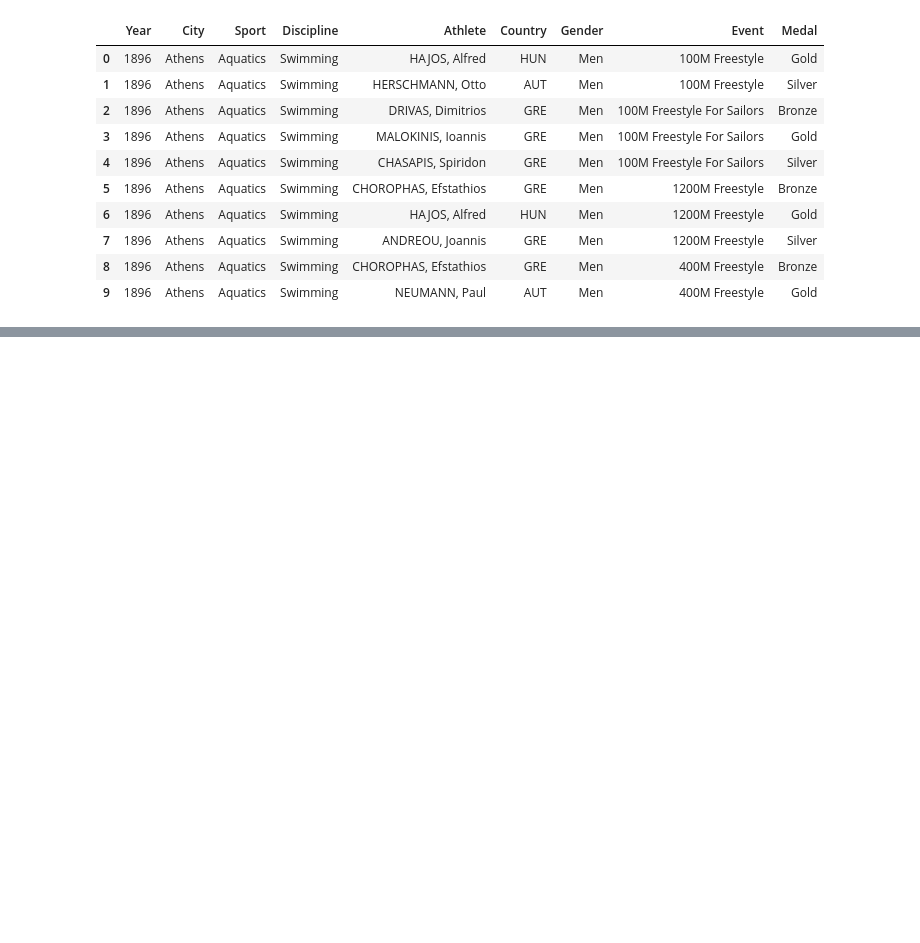
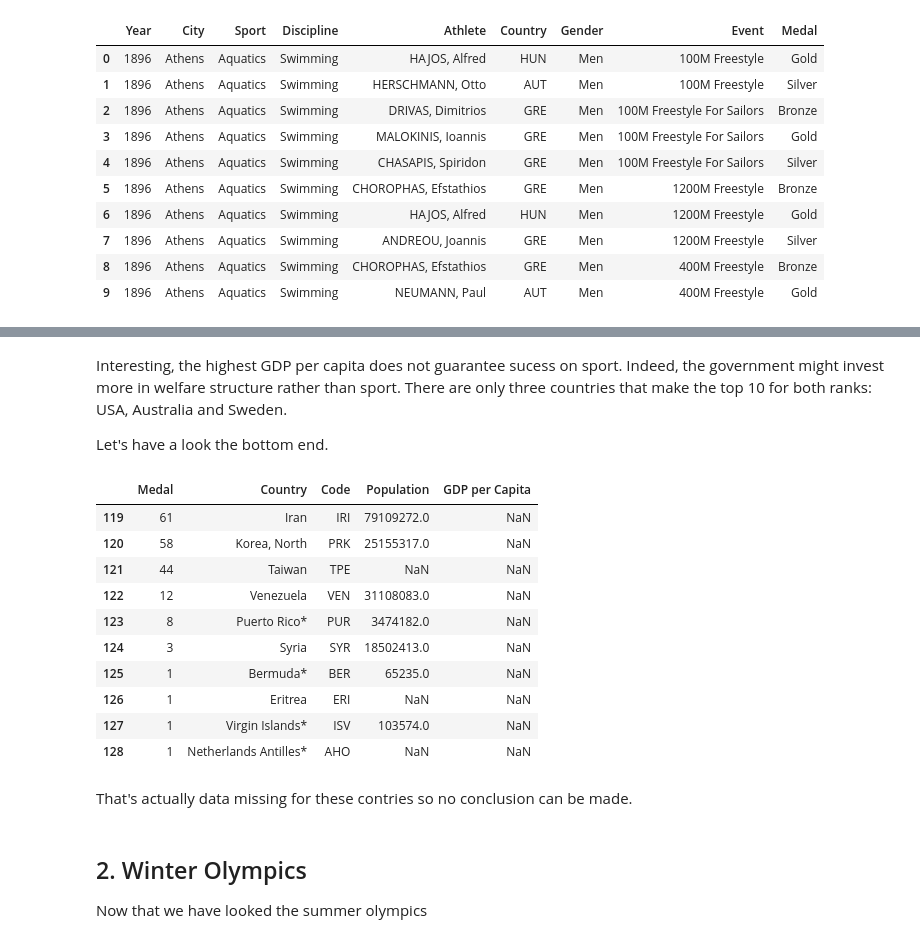
Before and after one commit to victorcruz90/Olympic-medals-analysis, a Jupyter notebook: Initial_data_understanding.ipynb, the cells around one changed output, grey strips where cells are left out. Saved outputs shown, nothing was run; the diff lists cells and outputs as text; code cells hidden in the pictures; blank space fills up the shorter version.

```diff
--- a/Initial_data_understanding.ipynb
+++ b/Initial_data_understanding.ipynb
@@ -234,0 +354,24 @@ data_summer['City'].
+# %% [markdown]
+Interesting, the highest GDP per capita does not guarantee sucess on sport. Indeed, the government might invest more in welfare structure rather than sport. There are only three countries that make the top 10 for both ranks: USA, Australia and Sweden.
+
+Let's have a look the bottom end.
+# %%
+country_gdp.tail(10)
+# %% [output]
+|  | Medal | Country | Code | Population | GDP per Capita |
+| 119 | 61 | Iran | IRI | 79109272.0 | NaN |
+| 120 | 58 | Korea, North | PRK | 25155317.0 | NaN |
+| 121 | 44 | Taiwan | TPE | NaN | NaN |
+| 122 | 12 | Venezuela | VEN | 31108083.0 | NaN |
+| 123 | 8 | Puerto Rico* | PUR | 3474182.0 | NaN |
+| 124 | 3 | Syria | SYR | 18502413.0 | NaN |
+| 125 | 1 | Bermuda* | BER | 65235.0 | NaN |
+| 126 | 1 | Eritrea | ERI | NaN | NaN |
+| 127 | 1 | Virgin Islands* | ISV | 103574.0 | NaN |
+| 128 | 1 | Netherlands Antilles* | AHO | NaN | NaN |
+# %% [markdown]
+That's actually data missing for these contries so no conclusion can be made.
+# %% [markdown]
+## 2. Winter Olympics
+
+Now that we have looked the summer olympics
```
Also changed, not shown: parts of 14 cells of this notebook.
